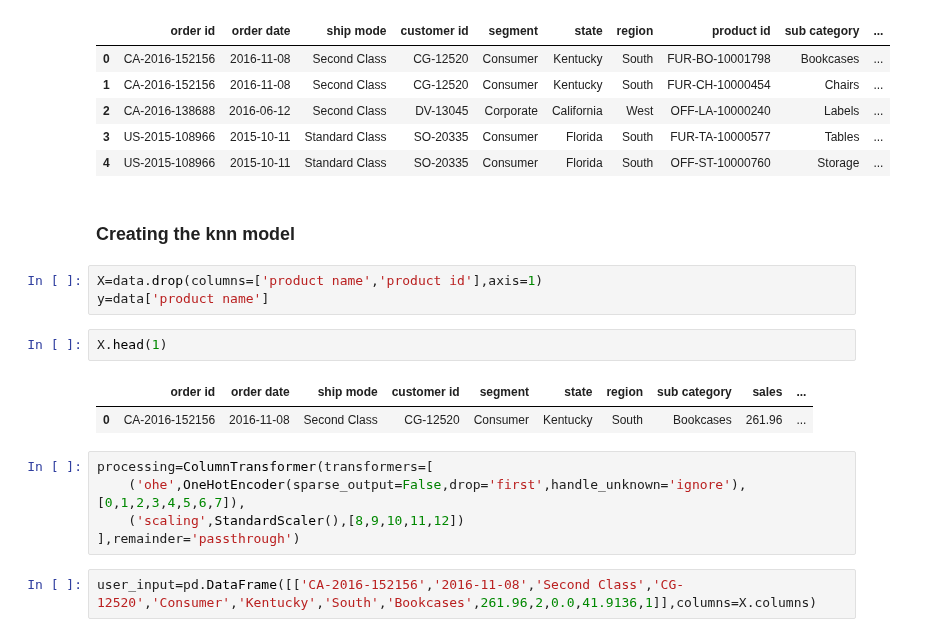
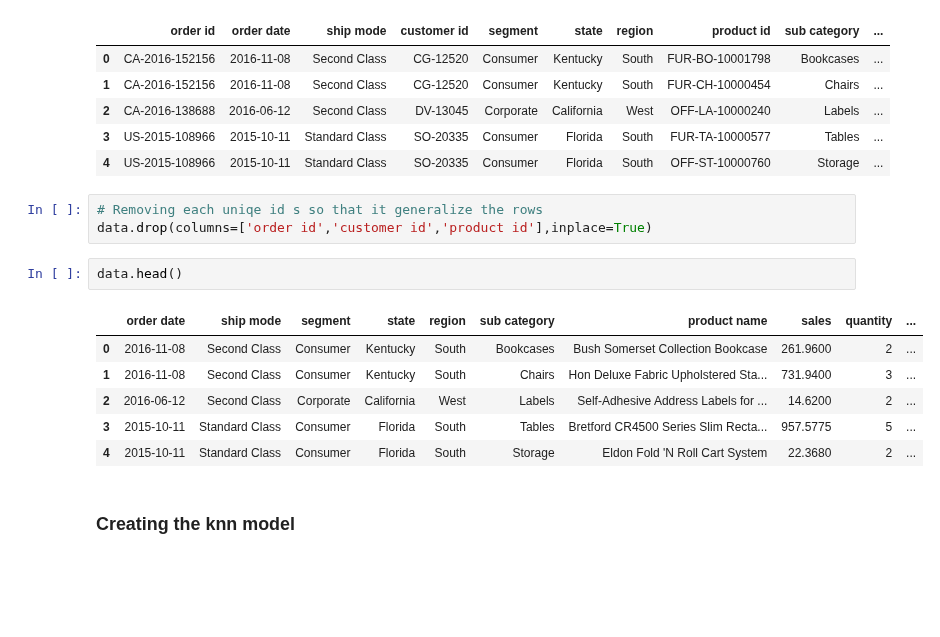
Before and after one commit to IamRaNo/Customer_Segmentation, a Jupyter notebook: cleaning_modeling.ipynb, the cells around one changed output. Cells and saved outputs as stored; diff of their text form; blank space fills up the shorter version.

```diff
--- a/cleaning_modeling.ipynb
+++ b/cleaning_modeling.ipynb
@@ -327,20 +340,17 @@ data.head()
 | 2 | CA-2016-138688 | 2016-06-12 | Second Class | DV-13045 | Corporate | California | West | OFF-LA-10000240 | Labels | ... |
 | 3 | US-2015-108966 | 2015-10-11 | Standard Class | SO-20335 | Consumer | Florida | South | FUR-TA-10000577 | Tables | ... |
 | 4 | US-2015-108966 | 2015-10-11 | Standard Class | SO-20335 | Consumer | Florida | South | OFF-ST-10000760 | Storage | ... |
+# %%
+# Removing each uniqe id s so that it generalize the rows
+data.drop(columns=['order id','customer id','product id'],inplace=True)
+# %%
+data.head()
+# %% [output]
+|  | order date | ship mode | segment | state | region | sub category | product name | sales | quantity | ... |
+| 0 | 2016-11-08 | Second Class | Consumer | Kentucky | South | Bookcases | Bush Somerset Collection Bookcase | 261.9600 | 2 | ... |
+| 1 | 2016-11-08 | Second Class | Consumer | Kentucky | South | Chairs | Hon Deluxe Fabric Upholstered Sta... | 731.9400 | 3 | ... |
+| 2 | 2016-06-12 | Second Class | Corporate | California | West | Labels | Self-Adhesive Address Labels for ... | 14.6200 | 2 | ... |
+| 3 | 2015-10-11 | Standard Class | Consumer | Florida | South | Tables | Bretford CR4500 Series Slim Recta... | 957.5775 | 5 | ... |
+| 4 | 2015-10-11 | Standard Class | Consumer | Florida | South | Storage | Eldon Fold 'N Roll Cart System | 22.3680 | 2 | ... |
 # %% [markdown]
 ### Creating the knn model
-# %%
-X=data.drop(columns=['product name','product id'],axis=1)
-y=data['product name']
-# %%
-X.head(1)
-# %% [output]
-|  | order id | order date | ship mode | customer id | segment | state | region | sub category | sales | ... |
-| 0 | CA-2016-152156 | 2016-11-08 | Second Class | CG-12520 | Consumer | Kentucky | South | Bookcases | 261.96 | ... |
-# %%
-processing=ColumnTransformer(transformers=[
-    ('ohe',OneHotEncoder(sparse_output=False,drop='first',handle_unknown='ignore'),[0,1,2,3,4,5,6,7]),
-    ('scaling',StandardScaler(),[8,9,10,11,12])
-],remainder='passthrough')
-# %%
-user_input=pd.DataFrame([['CA-2016-152156','2016-11-08','Second Class','CG-12520','Consumer','Kentucky','South','Bookcases',261.96,2,0.0,41.9136,1]],columns=X.columns)
```
Also changed, not shown: parts of 20 cells of this notebook.
